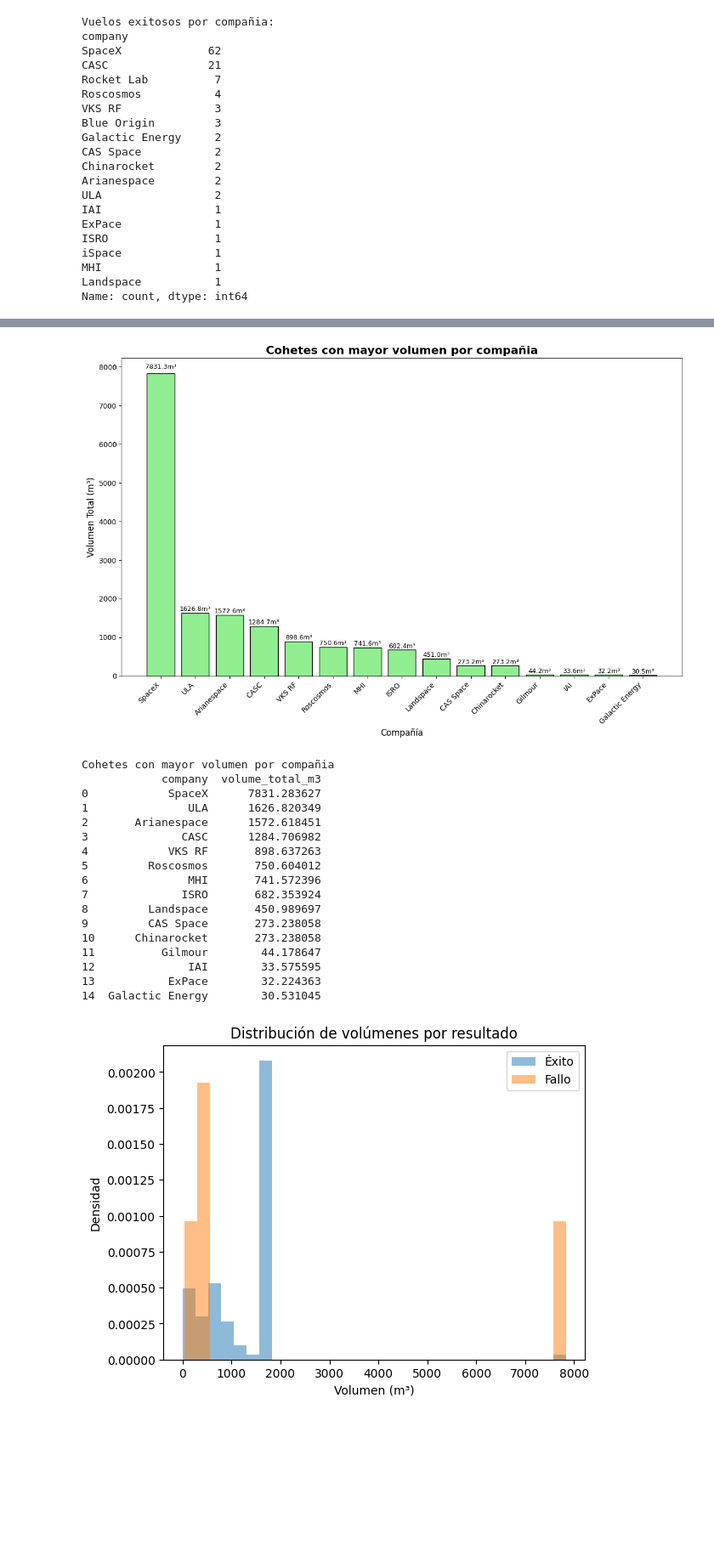
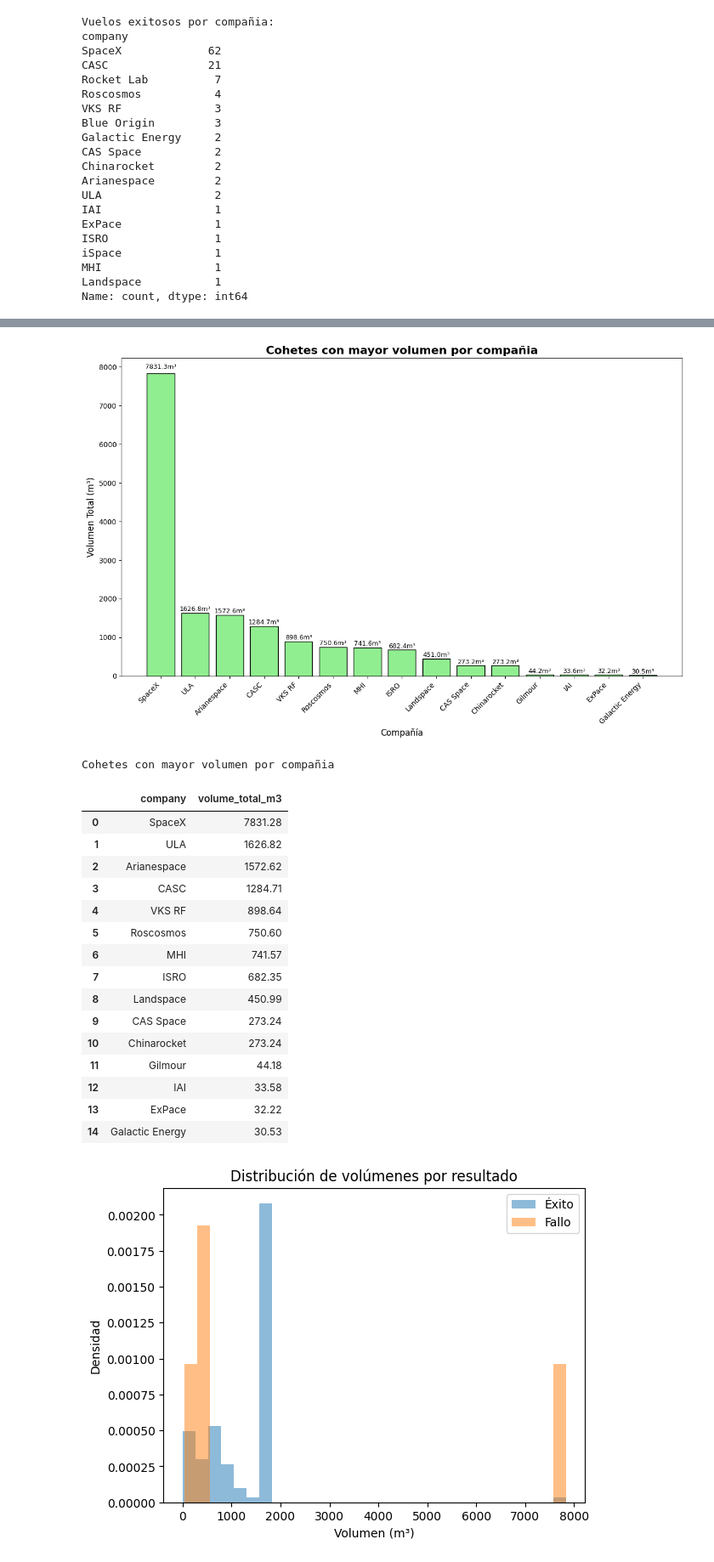
Before and after one commit to BaljeetTM/Tarea1_dataScience, a Jupyter notebook: Tarea1.ipynb, the cells around one changed output, grey strips where cells are left out. Shown: that part at 85% size. Cells and saved outputs as stored; diff of their text form; code cells hidden in the pictures; blank space fills up the shorter version.

```diff
--- a/Tarea1.ipynb
+++ b/Tarea1.ipynb
@@ -295,50 +292,50 @@ df_big_rockets = df.groupby('company')['volume_total_m3'].max().sort_values(asce
 df_big_rockets = df_big_rockets.rename("volume_total_m3").reset_index()
 
 df_big_rockets_display = df_big_rockets[['company', 'volume_total_m3']].head(15)
 
 
 plt.figure(figsize=(12, 8))
 bars = plt.bar(range(len(df_big_rockets_display)), df_big_rockets_display['volume_total_m3'], color='lightgreen', edgecolor='black')
 
 
 plt.title('Cohetes con mayor volumen por compañia', fontsize=16, fontweight='bold')
 plt.xlabel('Compañía', fontsize=12)
 plt.ylabel('Volumen Total (m³)', fontsize=12)
 
 
 labels = [row['company'] for _, row in df_big_rockets_display.iterrows()]
 plt.xticks(range(len(df_big_rockets_display)), labels, rotation=45, ha='right', fontsize=10)
 
 
 for i, bar in enumerate(bars):
     height = bar.get_height()
     plt.text(bar.get_x() + bar.get_width()/2., height + height*0.01, f'{height:.1f}m³', ha='center', va='bottom', fontsize=9)
 
 plt.tight_layout()
 plt.show()
 
 
 print('Cohetes con mayor volumen por compañia')
-print(df_big_rockets_display)
+df_big_rockets_display
 # %% [output]
 [figure]
 Cohetes con mayor volumen por compañia
-            company  volume_total_m3
-0            SpaceX      7831.283627
-1               ULA      1626.820349
-2       Arianespace      1572.618451
-3              CASC      1284.706982
-4            VKS RF       898.637263
-5         Roscosmos       750.604012
-6               MHI       741.572396
-7              ISRO       682.353924
-8         Landspace       450.989697
-9         CAS Space       273.238058
-10      Chinarocket       273.238058
-11          Gilmour        44.178647
-12              IAI        33.575595
-13           ExPace        32.224363
-14  Galactic Energy        30.531045
+|  | company | volume_total_m3 |
+| 0 | SpaceX | 7831.28 |
+| 1 | ULA | 1626.82 |
+| 2 | Arianespace | 1572.62 |
+| 3 | CASC | 1284.71 |
+| 4 | VKS RF | 898.64 |
+| 5 | Roscosmos | 750.60 |
+| 6 | MHI | 741.57 |
+| 7 | ISRO | 682.35 |
+| 8 | Landspace | 450.99 |
+| 9 | CAS Space | 273.24 |
+| 10 | Chinarocket | 273.24 |
+| 11 | Gilmour | 44.18 |
+| 12 | IAI | 33.58 |
+| 13 | ExPace | 32.22 |
+| 14 | Galactic Energy | 30.53 |
 # %%
 #dudoso, nose si este bueno
 df2 = df.copy()
```
Also changed, not shown: parts of 10 cells of this notebook.
